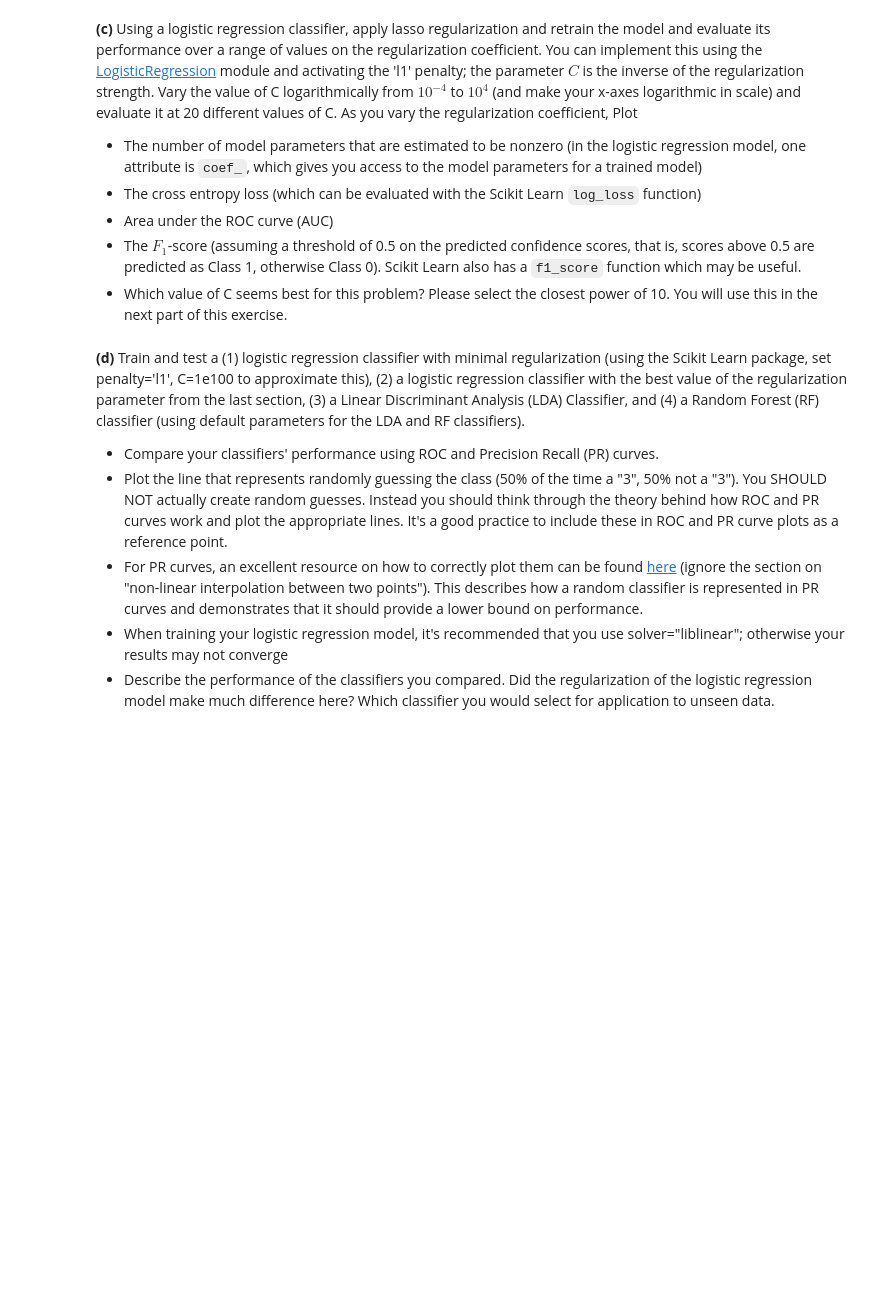
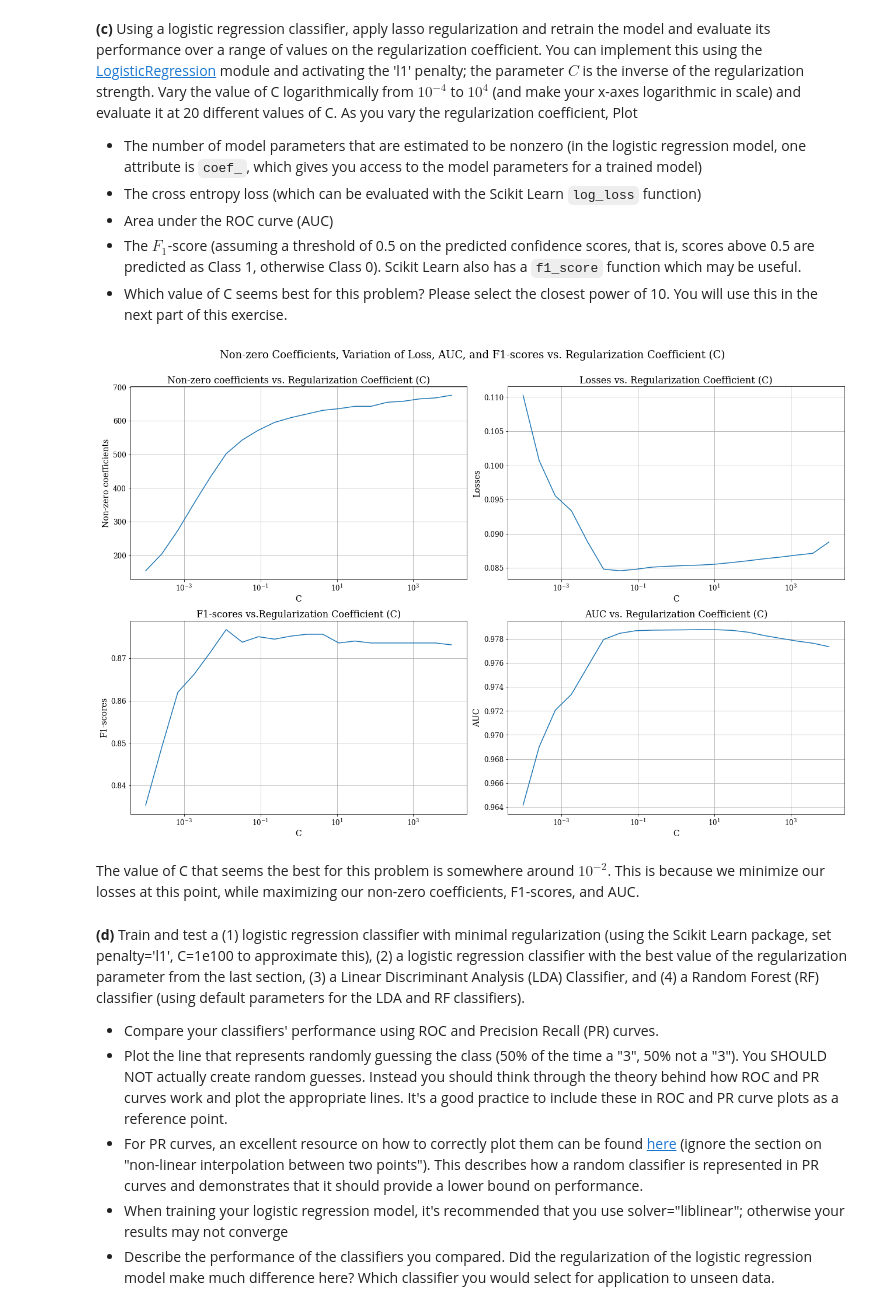
Before and after one commit to sdonatileach/Machine-Learning, a Jupyter notebook: Assignment_3.ipynb, the cells around one changed output. Drawn from its saved outputs; the diff is of its cells as text; code cells hidden in the pictures; blank space fills up the shorter version.

```diff
--- a/Assignment_3.ipynb
+++ b/Assignment_3.ipynb
@@ -592,3 +533,64 @@ Percent of samples positively labeled as 3s: 10.21%
+# %%
+nonzero_coef = []
+losses = []
+f1s = []
+roc_auc = []
+np.random.seed(123)
+c_vals = np.logspace(-4,4,20)
+
+for i in c_vals:
+    prob, coef = clf_lr(X_train, y_train, X_test, c=i)
+    # non-zero parameters
+    nonzero_coef.append(len(coef[0]) - list(coef[0]).count(0.0))
+    # loss values
+    losses.append(log_loss(y_test, prob))
+    # f1-scores
+    f1s.append(f1_score(y_test, prob>0.5))
+    # aucs
+    fpr,tpr,threshold = roc_curve(y_test, prob)
+    roc_auc.append(auc(fpr,tpr))
+# %%
+fig, ax = plt.subplots(2,2,figsize=(18,12))
+
+ax[0,0].plot(c_vals,nonzero_coef)
+ax[0,0].set_xlabel("C", fontsize=14)
+ax[0,0].set_ylabel("Non-zero coefficients", fontsize=14)
+ax[0,0].set_title("Non-zero coefficients vs. Regularization Coefficient (C)", fontsize=16)
+ax[0,0].set_xscale('log')
+ax[0,0].tick_params(labelsize=12)
+ax[0,0].grid()
+
+ax[0,1].plot(c_vals,losses)
+ax[0,1].set_xlabel("C", fontsize=14)
+ax[0,1].set_ylabel("Losses", fontsize=14)
+ax[0,1].set_title("Losses vs. Regularization Coefficient (C)", fontsize=16)
+ax[0,1].set_xscale('log')
+ax[0,1].tick_params(labelsize=12)
+ax[0,1].grid()
+
+ax[1,0].plot(c_vals,f1s)
+ax[1,0].set_xlabel("C", fontsize=14)
+ax[1,0].set_ylabel("F1-scores", fontsize=14)
+ax[1,0].set_title("F1-scores vs.Regularization Coefficient (C)", fontsize=16)
+ax[1,0].set_xscale('log')
+ax[1,0].tick_params(labelsize=12)
+ax[1,0].grid()
+
+ax[1,1].plot(c_vals,roc_auc)
+ax[1,1].set_xlabel("C", fontsize=14)
+ax[1,1].set_ylabel("AUC", fontsize=14)
+ax[1,1].set_title("AUC vs. Regularization Coefficient (C)", fontsize=16)
+ax[1,1].set_xscale('log')
+ax[1,1].tick_params(labelsize=12)
+ax[1,1].grid()
+
+fig.suptitle("Non-zero Coefficients, Variation of Loss, AUC, and F1-scores vs. Regularization Coefficient (C)\n", fontsize=18)
+plt.tight_layout()
+plt.show()
+# %% [output]
+[figure, added]
+# %% [markdown]
+The value of C that seems the best for this problem is somewhere around $10^{-2}$. This is because we minimize our losses at this point, while maximizing our non-zero coefficients, F1-scores, and AUC.
 # %% [markdown]
 **(d)** Train and test a (1) logistic regression classifier with minimal regularization (using the Scikit Learn package, set penalty='l1', C=1e100 to approximate this), (2) a logistic regression classifier with the best value of the regularization parameter from the last section, (3) a Linear Discriminant Analysis (LDA) Classifier, and (4) a Random Forest (RF) classifier (using default parameters for the LDA and RF classifiers).
 - Compare your classifiers' performance using ROC and Precision Recall (PR) curves.
```
Also changed, not shown: parts of 36 cells of this notebook.
